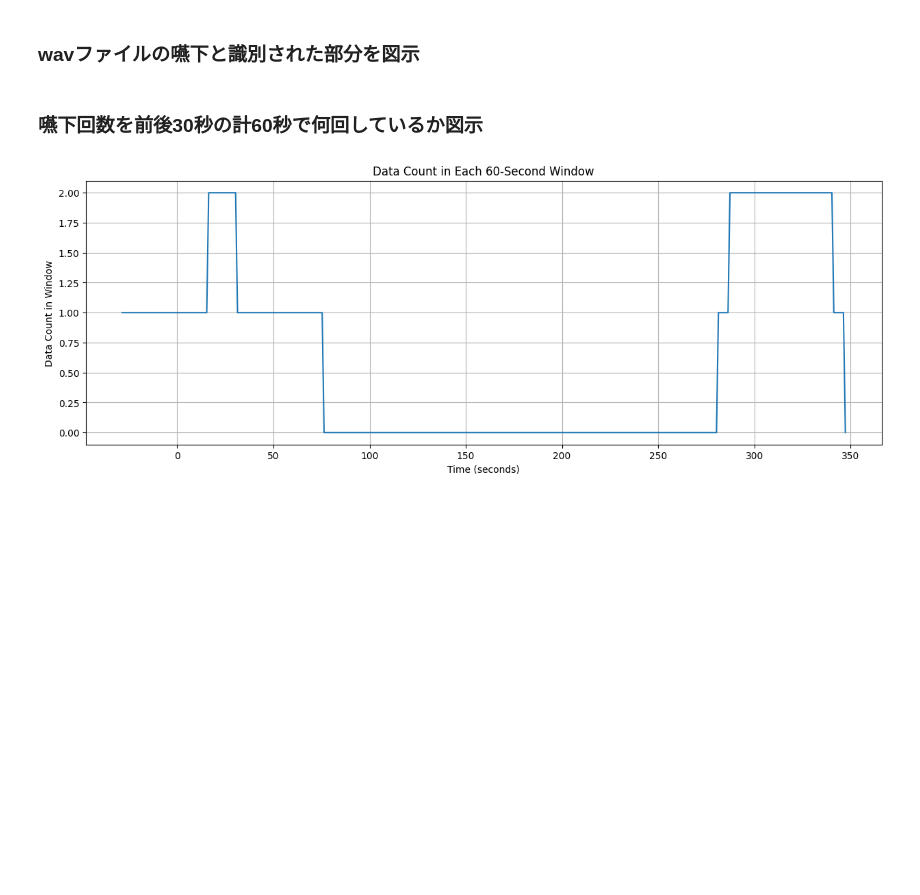
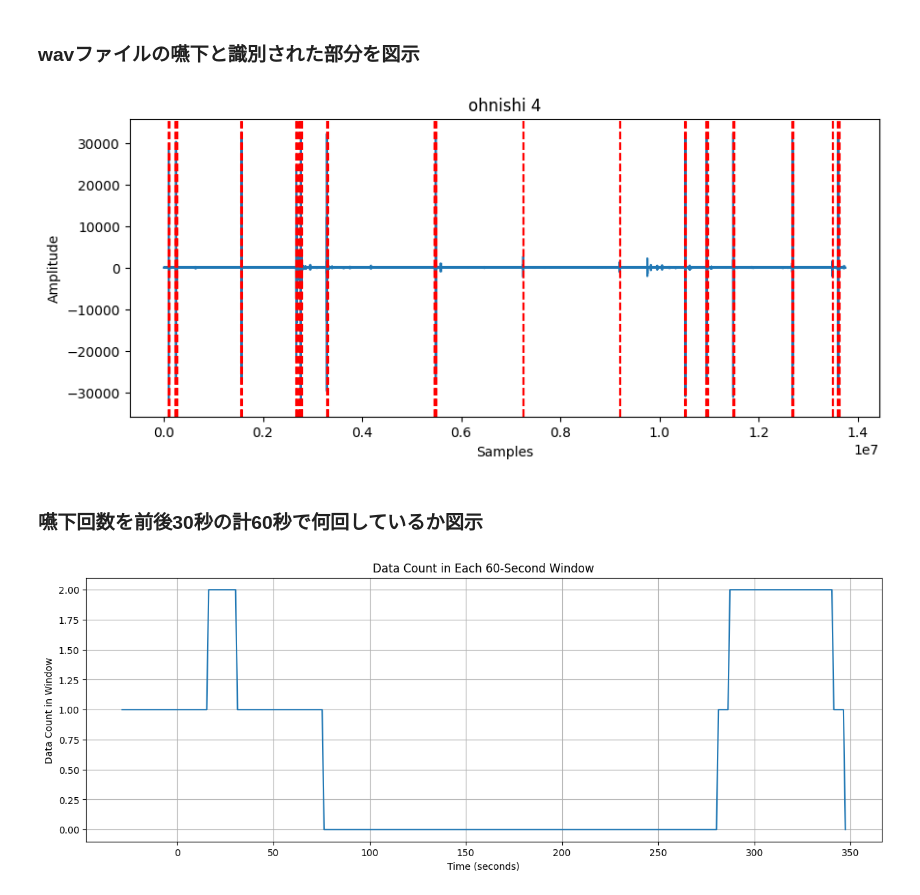
Before and after one commit to Kai-Washino/swallowing-recognition-DLmachine, a Jupyter notebook: uncropped_data.ipynb, the cells around one changed output. Saved outputs shown, nothing was run; the diff lists cells and outputs as text; code cells hidden in the pictures; blank space fills up the shorter version.

```diff
--- a/uncropped_data.ipynb
+++ b/uncropped_data.ipynb
@@ -138,7 +141,9 @@ wav1.display_HTML('shibata_1.png')
 ### wavファイルの嚥下と識別された部分を図示
 # %%
 # wav1.plot_predicted("lemon_washino_5min.wav")
-wav1.plot_predicted("osawa_1")
+wav1.plot_predicted("ohnishi 4")
+# %% [output]
+[figure, added]
 # %% [markdown]
 ### 嚥下回数を前後30秒の計60秒で何回しているか図示
 # %%
```
Also changed, not shown: parts of 8 cells of this notebook.
